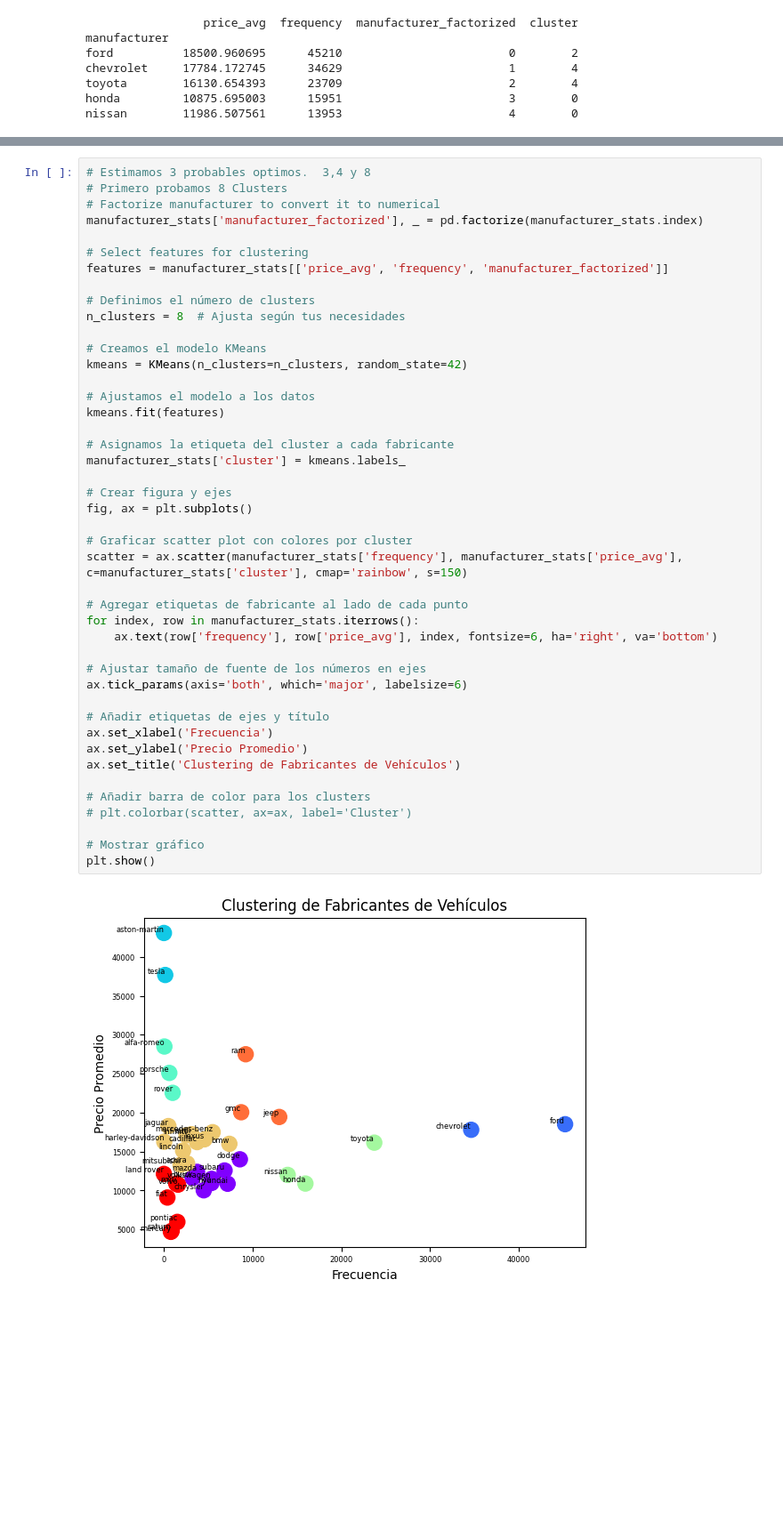
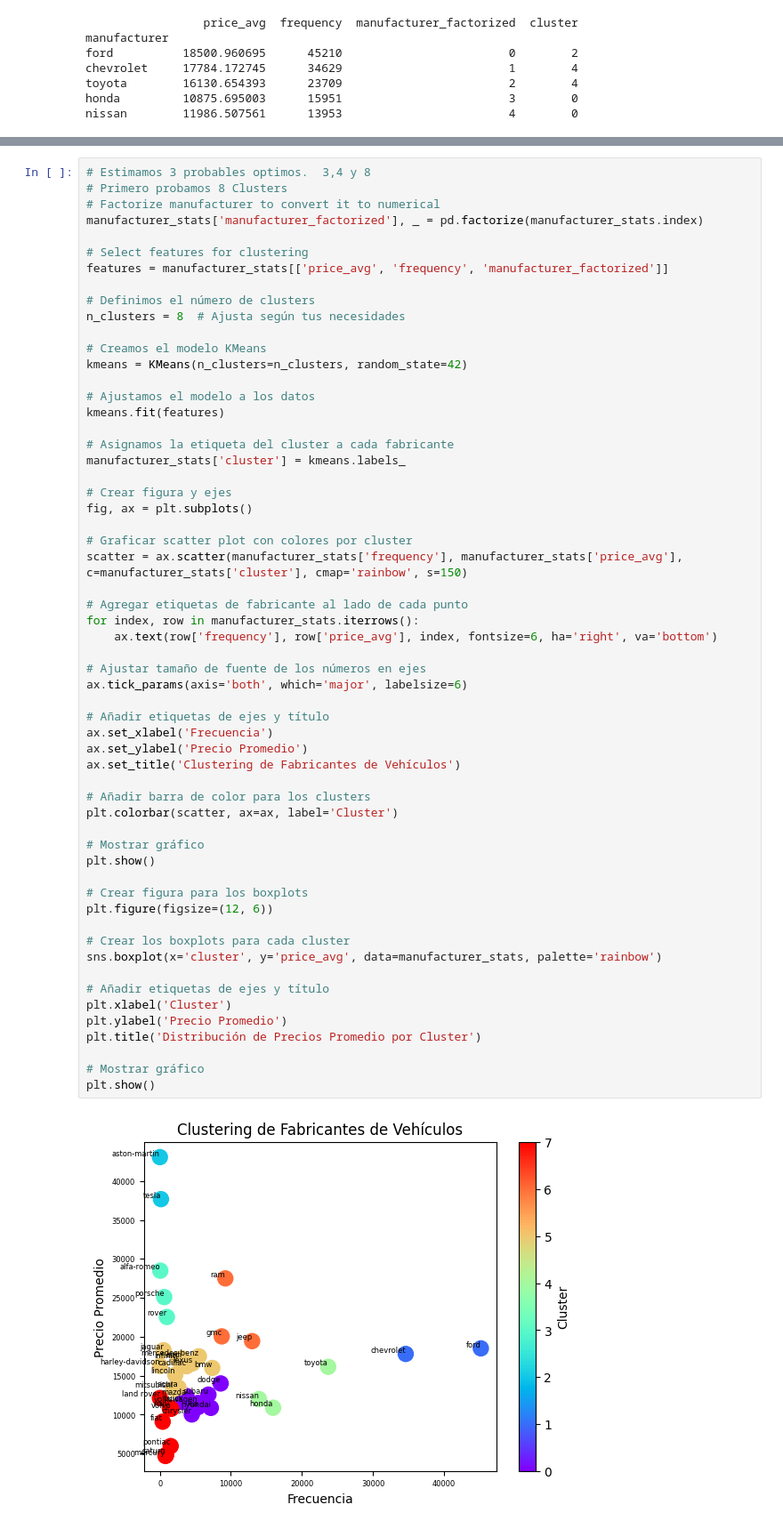
Before and after one commit to grigorow1974/Proyecto_Final, a Jupyter notebook: src/10.Cluster_Analisis_3.ipynb, the cells around one changed output, grey strips where cells are left out. Shown at 89% size. Drawn from its saved outputs; the diff is of its cells as text; blank space fills up the shorter version.

Commit message:
Precio_Promedio_Cluster

```diff
--- a/src/10.Cluster_Analisis_3.ipynb
+++ b/src/10.Cluster_Analisis_3.ipynb
@@ -132,32 +132,46 @@ kmeans = KMeans(n_clusters=n_clusters, random_state=42)
 
 # Ajustamos el modelo a los datos
 kmeans.fit(features)
 
 # Asignamos la etiqueta del cluster a cada fabricante
 manufacturer_stats['cluster'] = kmeans.labels_
 
 # Crear figura y ejes
 fig, ax = plt.subplots()
 
 # Graficar scatter plot con colores por cluster
 scatter = ax.scatter(manufacturer_stats['frequency'], manufacturer_stats['price_avg'], c=manufacturer_stats['cluster'], cmap='rainbow', s=150)
 
 # Agregar etiquetas de fabricante al lado de cada punto
 for index, row in manufacturer_stats.iterrows():
     ax.text(row['frequency'], row['price_avg'], index, fontsize=6, ha='right', va='bottom')
 
 # Ajustar tamaño de fuente de los números en ejes
 ax.tick_params(axis='both', which='major', labelsize=6)
 
 # Añadir etiquetas de ejes y título
 ax.set_xlabel('Frecuencia')
 ax.set_ylabel('Precio Promedio')
 ax.set_title('Clustering de Fabricantes de Vehículos')
 
 # Añadir barra de color para los clusters
-# plt.colorbar(scatter, ax=ax, label='Cluster')
+plt.colorbar(scatter, ax=ax, label='Cluster')
 
 # Mostrar gráfico
 plt.show()
+
+# Crear figura para los boxplots
+plt.figure(figsize=(12, 6))
+
+# Crear los boxplots para cada cluster
+sns.boxplot(x='cluster', y='price_avg', data=manufacturer_stats, palette='rainbow')
+
+# Añadir etiquetas de ejes y título
+plt.xlabel('Cluster')
+plt.ylabel('Precio Promedio')
+plt.title('Distribución de Precios Promedio por Cluster')
+
+# Mostrar gráfico
+plt.show()
 # %% [output]
-[figure, old version]
+[figure, new version]
```
Also changed, not shown: parts of 3 cells of this notebook.
